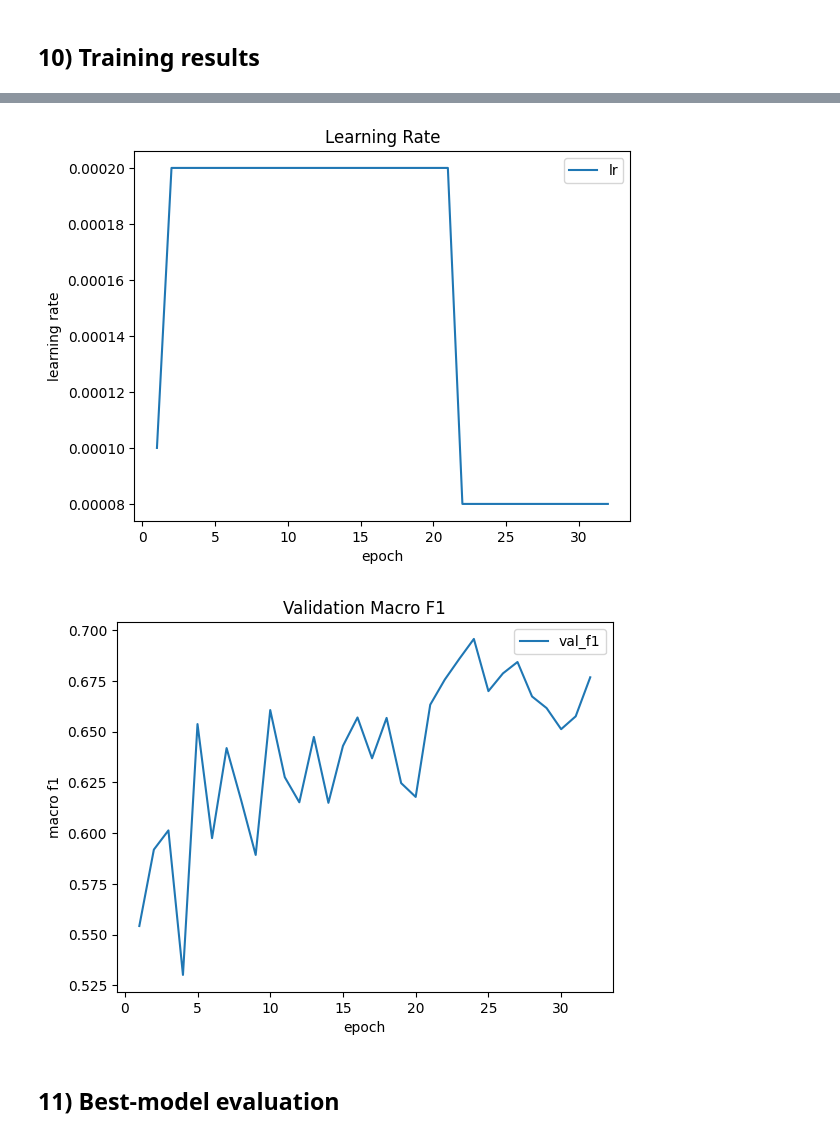
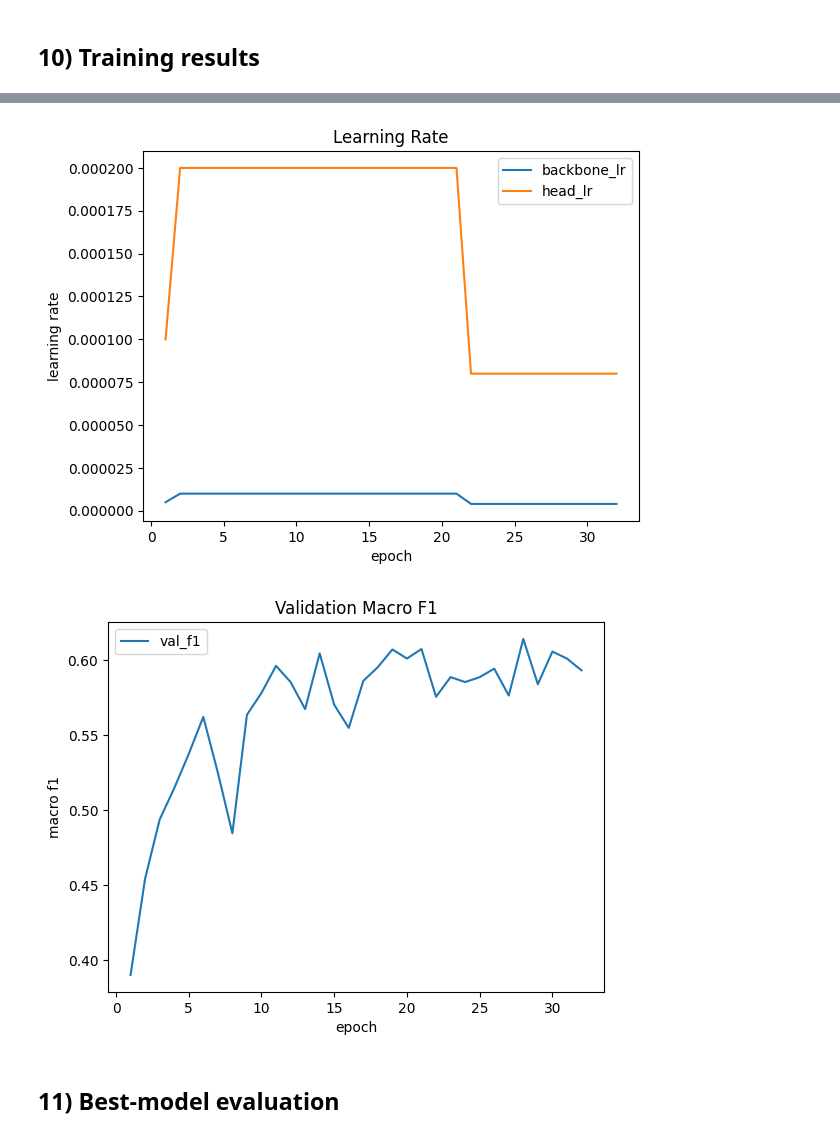
Before and after one commit to LurpDaDerp/multimodal-distracted-driving-detection, a Jupyter notebook: custom_notebooks/100-driver-multimodal.ipynb, the cells around one changed output, grey strips where cells are left out. Cells and saved outputs as stored; diff of their text form; code cells hidden in the pictures.

```diff
--- a/custom_notebooks/100-driver-multimodal.ipynb
+++ b/custom_notebooks/100-driver-multimodal.ipynb
@@ -343,6 +344,20 @@ val_tfms = transforms.Compose([
     transforms.Normalize(mean=mean, std=std),
 ])
 
+face_train_tfms = transforms.Compose([
+    transforms.Resize((cfg.img_size, cfg.img_size)),
+    transforms.ColorJitter(brightness=0.2, contrast=0.2, saturation=0.1, hue=0.02),
+    transforms.ToTensor(),
+    transforms.Normalize(mean=mean, std=std),
+    transforms.RandomErasing(p=0.25),
+])
+
+face_val_tfms = transforms.Compose([
+    transforms.Resize((cfg.img_size, cfg.img_size)),
+    transforms.ToTensor(),
+    transforms.Normalize(mean=mean, std=std),
+])
+
 print("mean:", mean)
 print("std:", std)
 print("img_size:", cfg.img_size)
@@ -800,19 +919,21 @@ def train_one_epoch(epoch):
     start = time.time()
 
     for batch_index, batch in enumerate(tqdm(train_loader, desc=f"train {epoch}", leave=False)):
-        (images, face_points, left_points, right_points, face_valid, left_valid, right_valid), labels = batch
+        (images, face_images, left_points, right_points, face_present, left_valid, right_valid), labels = batch
 
         images = images.to(device, non_blocking=True)
-        face_points = face_points.to(device, non_blocking=True)
+        face_images = face_images.to(device, non_blocking=True)
         left_points = left_points.to(device, non_blocking=True)
         right_points = right_points.to(device, non_blocking=True)
-        face_valid = face_valid.to(device, non_blocking=True)
+
+        face_present = face_present.to(device, non_blocking=True)
         left_valid = left_valid.to(device, non_blocking=True)
         right_valid = right_valid.to(device, non_blocking=True)
+
         labels = labels.to(device, non_blocking=True)
 
         optimizer.zero_grad()
-        outputs = model(images, face_points, left_points, right_points, face_valid, left_valid, right_valid)
+        outputs = model(images, face_images, left_points, right_points, face_present, left_valid, right_valid)
         loss = criterion(outputs, labels)
         loss.backward()
         optimizer.step()
@@ -845,18 +966,20 @@ def validate_one_epoch(epoch):
 
     with torch.no_grad():
         for batch in tqdm(val_loader, desc=f"val {epoch}", leave=False):
-            (images, face_points, left_points, right_points, face_valid, left_valid, right_valid), labels = batch
+            (images, face_images, left_points, right_points, face_present, left_valid, right_valid), labels = batch
 
             images = images.to(device, non_blocking=True)
-            face_points = face_points.to(device, non_blocking=True)
+            face_images = face_images.to(device, non_blocking=True)
             left_points = left_points.to(device, non_blocking=True)
             right_points = right_points.to(device, non_blocking=True)
-            face_valid = face_valid.to(device, non_blocking=True)
+
+            face_present = face_present.to(device, non_blocking=True)
             left_valid = left_valid.to(device, non_blocking=True)
             right_valid = right_valid.to(device, non_blocking=True)
+
             labels = labels.to(device, non_blocking=True)
 
-            outputs = model(images, face_points, left_points, right_points, face_valid, left_valid, right_valid)
+            outputs = model(images, face_images, left_points, right_points, face_present, left_valid, right_valid)
             loss = criterion(outputs, labels)
 
             test_loss += loss.item()
@@ -892,11 +1015,12 @@ history = []
 best_path = cfg.out_dir / cfg.best_name
 
 for epoch in range(1, cfg.epochs + 1):
-    if epoch > cfg.warm_epochs:
-        train_scheduler.step()
 
     train_loss, train_acc = train_one_epoch(epoch)
     val_loss, val_acc, val_f1 = validate_one_epoch(epoch)
+
+    if epoch > cfg.warm_epochs:
+        train_scheduler.step()
 
     history.append({
         "epoch": epoch,
@@ -905,7 +1029,8 @@ for epoch in range(1, cfg.epochs + 1):
         "val_loss": val_loss,
         "val_acc": val_acc,
         "val_f1": val_f1,
-        "lr": optimizer.param_groups[0]["lr"],
+        "backbone_lr": optimizer.param_groups[0]["lr"],
+        "head_lr": optimizer.param_groups[1]["lr"],
     })
 
     print(
@@ -986,7 +1083,8 @@ if not hist.empty:
     plt.show()
 
     plt.figure()
-    plt.plot(hist["epoch"], hist["lr"], label="lr")
+    plt.plot(hist["epoch"], hist["backbone_lr"], label="backbone_lr")
+    plt.plot(hist["epoch"], hist["head_lr"], label="head_lr")
     plt.legend()
     plt.xlabel("epoch")
     plt.ylabel("learning rate")
@@ -1007,5 +1105,5 @@ if "val_f1" in hist.columns:
-[figure, old version]
+[figure, new version]
-[figure, old version]
+[figure, new version]
 # %% [markdown]
 ## 11) Best-model evaluation
 # %%
```
Also changed, not shown: parts of 9 cells of this notebook.
